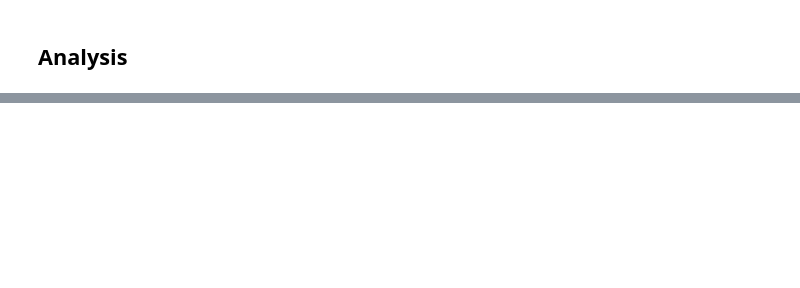
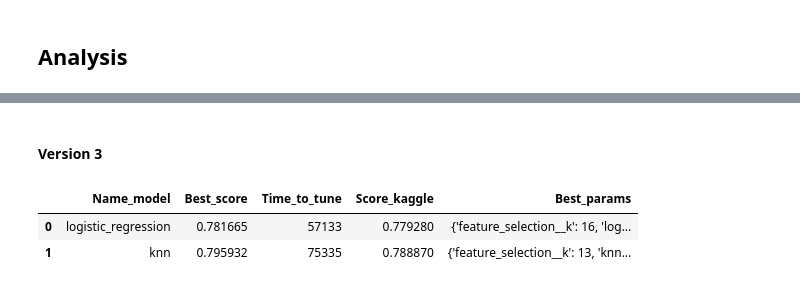
Before and after one commit to Kevin-Guyard/Titanic_Spaceship, a Jupyter notebook: Notebook.ipynb, the cells around one changed output, grey strips where cells are left out. Cells and saved outputs as stored; diff of their text form; code cells hidden in the pictures; blank space fills up the shorter version.

```diff
--- a/Notebook.ipynb
+++ b/Notebook.ipynb
@@ -738,0 +1042,27 @@ df_results.style.apply(lambda row: ['background-color: yellow'] * df_results.sha
+# %% [markdown]
+#### Version 3
+# %%
+df_results = pd.DataFrame(columns=COLUMNS)
+NAME_VERSION = "03"
+
+for model in MODELS:
+
+    if os.path.exists(os.path.join(REPO_MODEL, model + "__v" + NAME_VERSION + ".json")):
+        with open(os.path.join(REPO_MODEL, model + "__v" + NAME_VERSION + ".json"), "r") as file:
+            data = json.load(file)
+        df_results = pd.concat([
+            df_results,
+            pd.DataFrame({
+                "Name_model": [model],
+                "Best_score": [data["best_score"]],
+                "Time_to_tune": [int(data["time_to_tune"])],
+                "Score_kaggle": [data["score_kaggle"]],
+                "Best_params": [data["best_params"]],
+            })])
+
+df_results.reset_index(inplace=True, drop=True)
+df_results.style.apply(lambda row: ['background-color: yellow'] * df_results.shape[1] if row.Best_score == max(df_results.Best_score) else ['background-color: white'] * df_results.shape[1], axis=1)
+# %% [output]
+|  | Name_model | Best_score | Time_to_tune | Score_kaggle | Best_params |
+| 0 | logistic_regression | 0.781665 | 57133 | 0.779280 | {'feature_selection__k': 16, 'log... |
+| 1 | knn | 0.795932 | 75335 | 0.788870 | {'feature_selection__k': 13, 'knn... |
```
Also changed, not shown: parts of 60 cells of this notebook, 36 other files.
